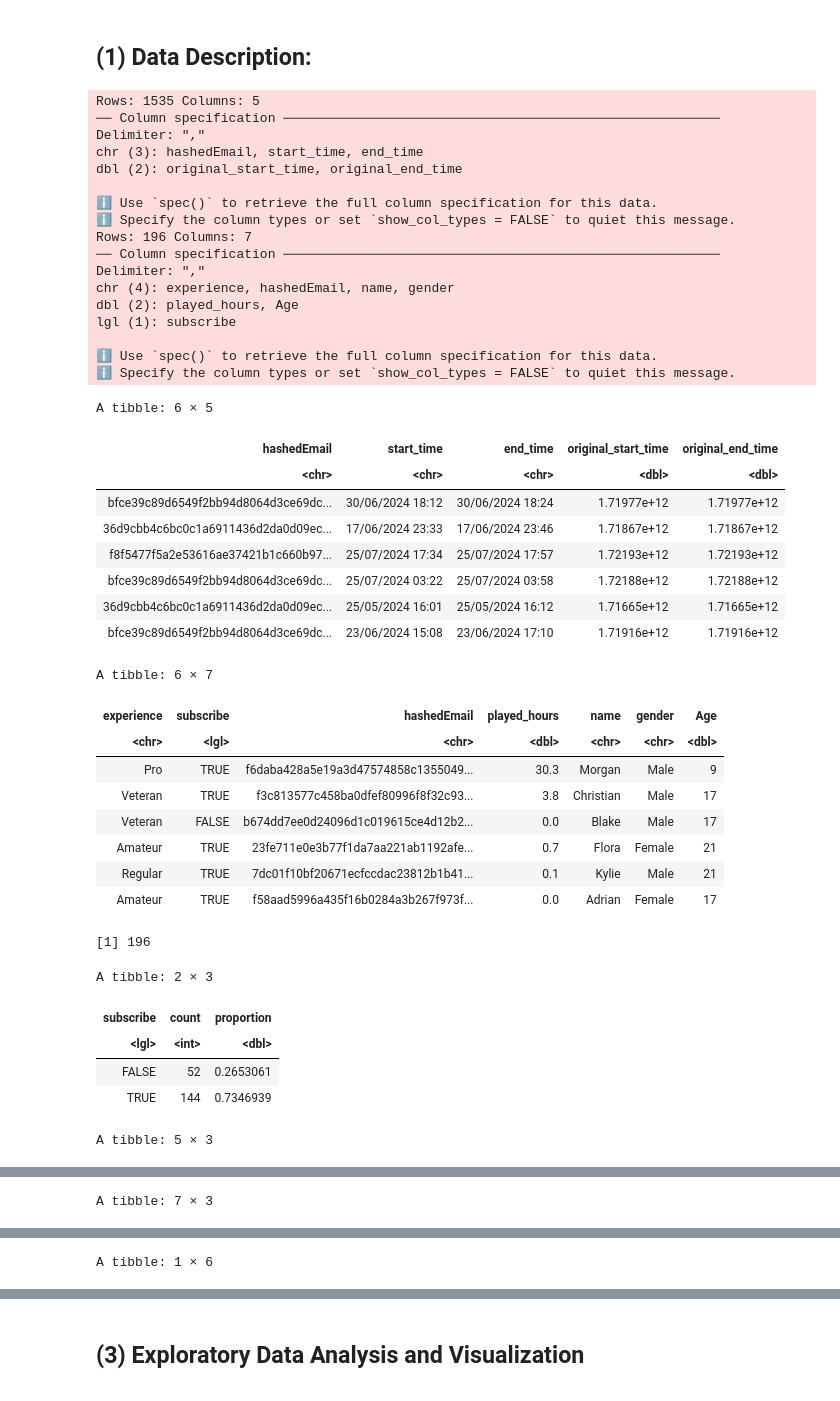
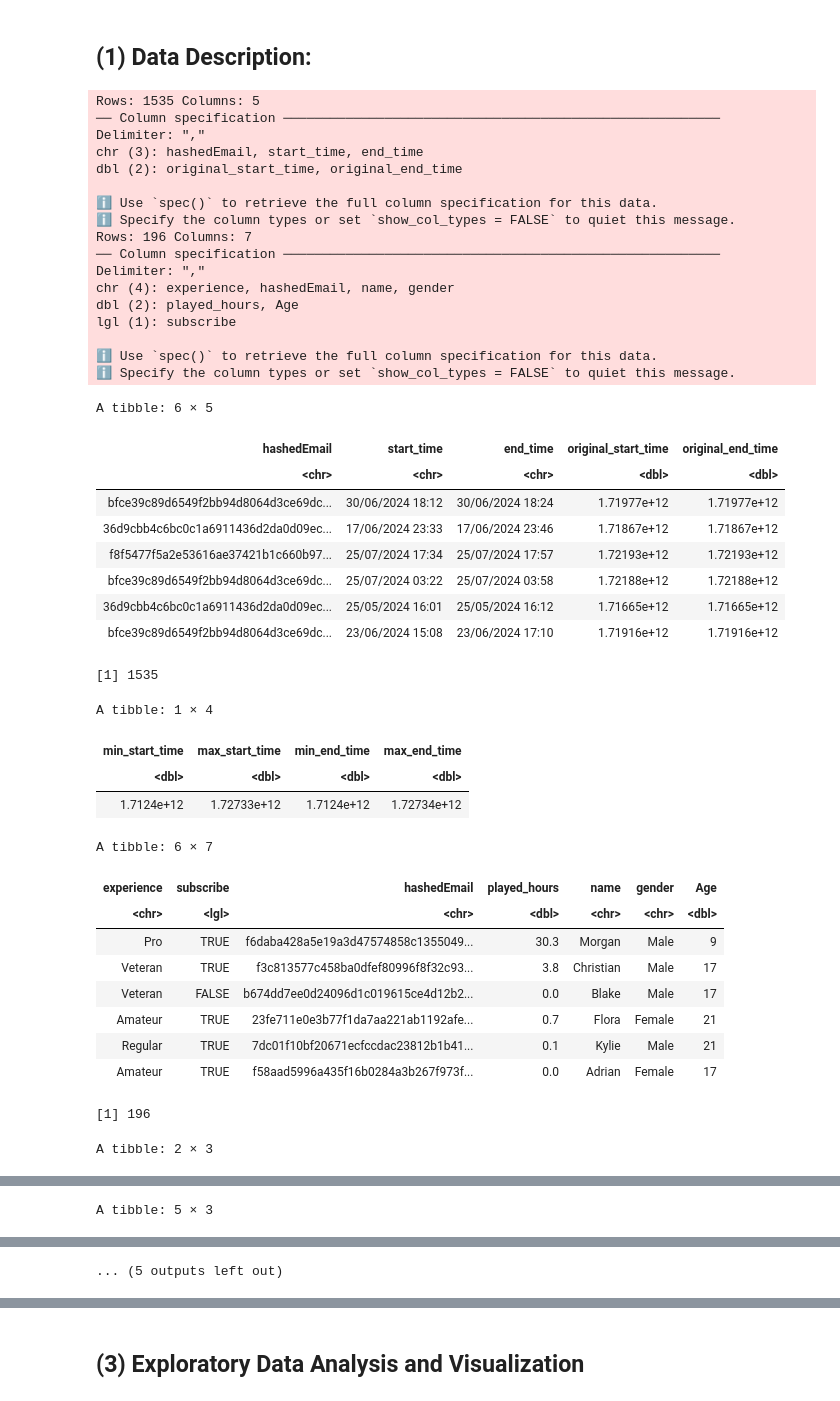
Before and after one commit to Rhettc1/DSCI-100-group-36, a Jupyter notebook: IndProjProp.ipynb, the cells around one changed output, grey strips where cells are left out. Cells and saved outputs as stored; diff of their text form; code cells hidden in the pictures.

```diff
--- a/IndProjProp.ipynb
+++ b/IndProjProp.ipynb
@@ -16,7 +16,16 @@ head(sessions)
 total_observations_sessions <- nrow(sessions) #total observations in dataset
 total_observations_sessions
 
-
+summary_stats_sessions <- sessions |>
+        select(original_start_time, original_end_time) |>
+        mutate(min_start_time = min(original_start_time, na.rm=TRUE)) |>
+        mutate(max_start_time = max(original_start_time, na.rm=TRUE)) |>
+        mutate(min_end_time = min(original_end_time, na.rm=TRUE)) |>
+        mutate(max_end_time = max(original_end_time, na.rm=TRUE)) |>
+        select(-original_start_time, -original_end_time) |>
+        slice(1) |>
+        round(2)
+summary_stats_sessions
 
 
 #Description of players.csv dataset follows
@@ -63,46 +72,46 @@ summary_stats_players <- players |>
         slice(1) |>
         round(2)
 summary_stats_players
 # %% [output]
 Rows: 1535 Columns: 5
 ── Column specification ────────────────────────────────────────────────────────
 Delimiter: ","
 chr (3): hashedEmail, start_time, end_time
 dbl (2): original_start_time, original_end_time
 
 ℹ Use `spec()` to retrieve the full column specification for this data.
 ℹ Specify the column types or set `show_col_types = FALSE` to quiet this message.
 Rows: 196 Columns: 7
 ── Column specification ────────────────────────────────────────────────────────
 Delimiter: ","
 chr (4): experience, hashedEmail, name, gender
 dbl (2): played_hours, Age
 lgl (1): subscribe
 
 ℹ Use `spec()` to retrieve the full column specification for this data.
 ℹ Specify the column types or set `show_col_types = FALSE` to quiet this message.
 A tibble: 6 × 5
 | hashedEmail | start_time | end_time | original_start_time | original_end_time |
 | <chr> | <chr> | <chr> | <dbl> | <dbl> |
 | bfce39c89d6549f2bb94d8064d3ce69dc... | 30/06/2024 18:12 | 30/06/2024 18:24 | 1.71977e+12 | 1.71977e+12 |
 | 36d9cbb4c6bc0c1a6911436d2da0d09ec... | 17/06/2024 23:33 | 17/06/2024 23:46 | 1.71867e+12 | 1.71867e+12 |
 | f8f5477f5a2e53616ae37421b1c660b97... | 25/07/2024 17:34 | 25/07/2024 17:57 | 1.72193e+12 | 1.72193e+12 |
 | bfce39c89d6549f2bb94d8064d3ce69dc... | 25/07/2024 03:22 | 25/07/2024 03:58 | 1.72188e+12 | 1.72188e+12 |
 | 36d9cbb4c6bc0c1a6911436d2da0d09ec... | 25/05/2024 16:01 | 25/05/2024 16:12 | 1.71665e+12 | 1.71665e+12 |
 | bfce39c89d6549f2bb94d8064d3ce69dc... | 23/06/2024 15:08 | 23/06/2024 17:10 | 1.71916e+12 | 1.71916e+12 |
-A tibble: 6 × 7
+[1] 1535
+A tibble: 1 × 4
-| experience | subscribe | hashedEmail | played_hours | name | gender | Age |
-| <chr> | <lgl> | <chr> | <dbl> | <chr> | <chr> | <dbl> |
-| Pro | TRUE | f6daba428a5e19a3d47574858c1355049... | 30.3 | Morgan | Male | 9 |
-| Veteran | TRUE | f3c813577c458ba0dfef80996f8f32c93... | 3.8 | Christian | Male | 17 |
-| Veteran | FALSE | b674dd7ee0d24096d1c019615ce4d12b2... | 0.0 | Blake | Male | 17 |
-| Amateur | TRUE | 23fe711e0e3b77f1da7aa221ab1192afe... | 0.7 | Flora | Female | 21 |
-| Regular | TRUE | 7dc01f10bf20671ecfccdac23812b1b41... | 0.1 | Kylie | Male | 21 |
-| Amateur | TRUE | f58aad5996a435f16b0284a3b267f973f... | 0.0 | Adrian | Female | 17 |
+| min_start_time | max_start_time | min_end_time | max_end_time |
+| <dbl> | <dbl> | <dbl> | <dbl> |
+| 1.7124e+12 | 1.72733e+12 | 1.7124e+12 | 1.72734e+12 |
-[1] 196
-A tibble: 2 × 3
+A tibble: 6 × 7
-| subscribe | count | proportion |
-| <lgl> | <int> | <dbl> |
-| FALSE | 52 | 0.2653061 |
-| TRUE | 144 | 0.7346939 |
+| experience | subscribe | hashedEmail | played_hours | name | gender | Age |
+| <chr> | <lgl> | <chr> | <dbl> | <chr> | <chr> | <dbl> |
+| Pro | TRUE | f6daba428a5e19a3d47574858c1355049... | 30.3 | Morgan | Male | 9 |
+| Veteran | TRUE | f3c813577c458ba0dfef80996f8f32c93... | 3.8 | Christian | Male | 17 |
+| Veteran | FALSE | b674dd7ee0d24096d1c019615ce4d12b2... | 0.0 | Blake | Male | 17 |
+| Amateur | TRUE | 23fe711e0e3b77f1da7aa221ab1192afe... | 0.7 | Flora | Female | 21 |
+| Regular | TRUE | 7dc01f10bf20671ecfccdac23812b1b41... | 0.1 | Kylie | Male | 21 |
+| Amateur | TRUE | f58aad5996a435f16b0284a3b267f973f... | 0.0 | Adrian | Female | 17 |
-A tibble: 5 × 3
+[1] 196
+A tibble: 2 × 3
@@ -116 +121,0 @@ A tibble: 5 × 3
-A tibble: 7 × 3
@@ -126 +122 @@ A tibble: 7 × 3
-A tibble: 1 × 6
+A tibble: 5 × 3
@@ -130 +123,2 @@ A tibble: 1 × 6
+... (5 outputs left out)
 # %% [markdown]
```
Also changed, not shown: parts of 6 cells of this notebook.
